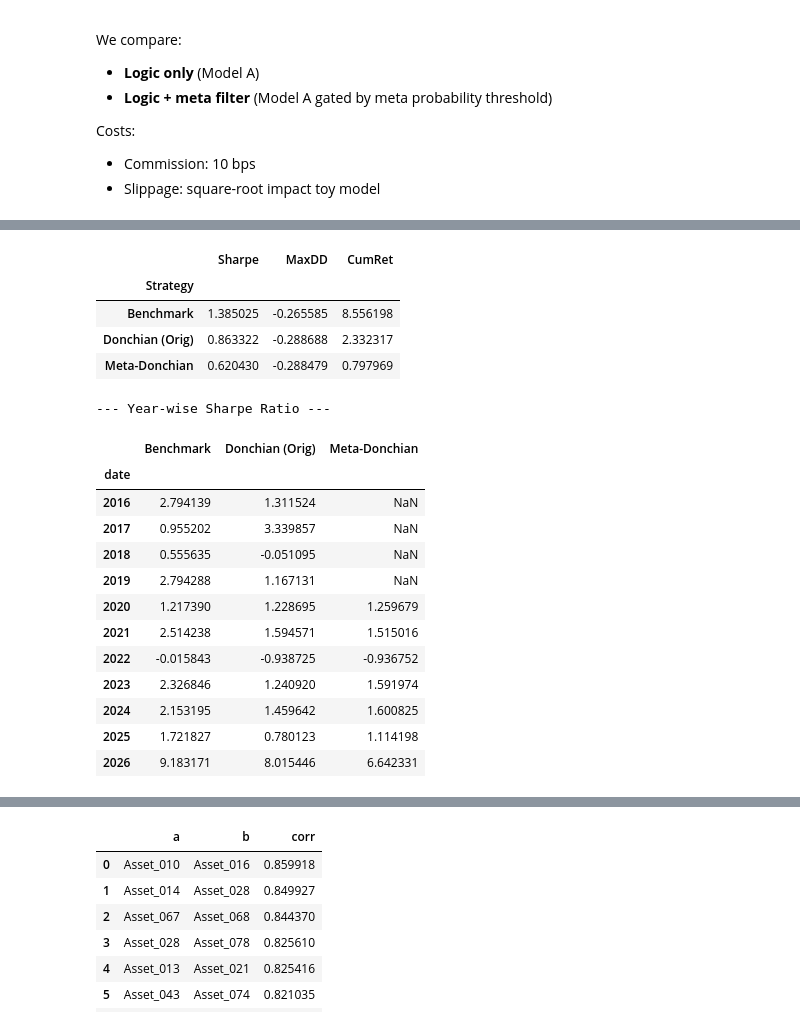
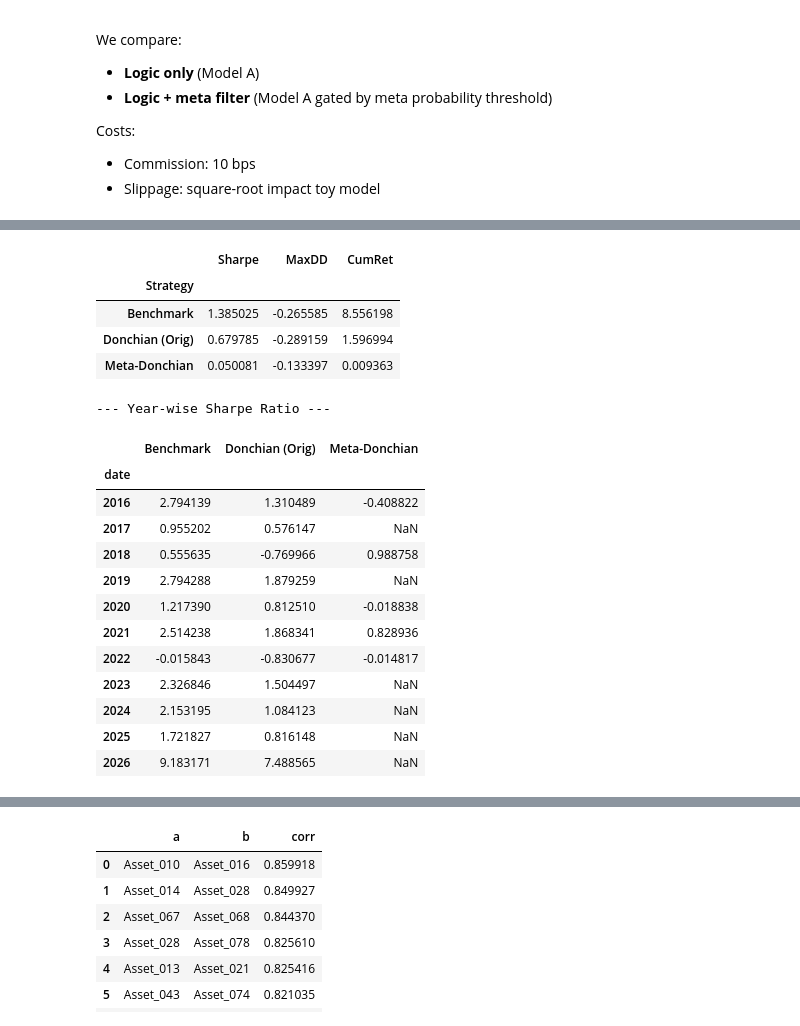
Before and after one commit to zyxro/algorithmic-trading, a Jupyter notebook: notebooks/00_end_to_end_pipeline.ipynb, the cells around one changed output, grey strips where cells are left out. Drawn from its saved outputs; the diff is of its cells as text; code cells hidden in the pictures.

```diff
--- a/notebooks/00_end_to_end_pipeline.ipynb
+++ b/notebooks/00_end_to_end_pipeline.ipynb
@@ -211,11 +211,11 @@ print("Calculating 'Donchian Trend' indicators...")
 # Donchian Channels
 # 20-day High (Entry basis) and 10-day Low (Exit basis)
 # Transform ensures metrics are calculated per-ticker
-df['don_high_20'] = df.groupby('ticker')['high'].transform(lambda x: x.rolling(20).max())
-df['don_low_10']  = df.groupby('ticker')['low'].transform(lambda x: x.rolling(10).min())
+df['don_high_20'] = df.groupby('ticker')['high'].transform(lambda x: x.rolling(10).max())
+df['don_low_10']  = df.groupby('ticker')['low'].transform(lambda x: x.rolling(5).min())
 
 # SMA 100 (Trend Filter)
-df['sma_100'] = df.groupby('ticker')['close'].transform(lambda x: x.rolling(100).mean())
+df['sma_100'] = df.groupby('ticker')['close'].transform(lambda x: x.rolling(30).mean())
 
 df['rsi_14'] = df.groupby('ticker')['close'].transform(lambda x: calc_rsi(x, 14))
 
@@ -226,7 +226,7 @@ df['don_low_10_lag']  = df.groupby('ticker')['don_low_10'].shift(1)
 df['signal'] = 0
 
 # Entry: Close > Yesterday's 20-Day High AND Close > SMA 100
-entry_condition = (df['close'] > df['don_high_20_lag']) & (df['close'] > df['sma_100'])
+entry_condition =  (df['close'] > df['sma_100']) & (df['close'] > df['don_high_20_lag'])
 df.loc[entry_condition, 'signal'] = 1
 
 # Exit: Close < Yesterday's 10-Day Low
@@ -290,10 +290,10 @@ for i in range(21, len(sdf)): # Start after ramp-up
     # --- 2. HANDLE ENTRIES ---
     if pos_type == 0:
         # # Entry Rule: Close > Donchian High (20) AND Close > SMA 100
-        # if (curr_row['close'] > don_breakout_level) and (curr_row['close'] > sma_filter):
-        pos_type = 1
-        entry_px = curr_row['close']
-        entry_idx = i
+        if (curr_row['close'] > don_breakout_level) and (curr_row['close'] > sma_filter):
+            pos_type = 1
+            entry_px = curr_row['close']
+            entry_idx = i
 
 # --- Reporting ---
 trades_df = pd.DataFrame(trades_log)
@@ -595,7 +595,6 @@ def get_frac_diff_features(
                 d_sel = float(d_default)
 
         chosen_ds[gname] = d_sel
-
         out.loc[idx, "frac_diff_close"] = frac_diff_ffd(x_full, d_sel, thresh=thresh).values
         out.loc[idx, "ffd_d_close"] = d_sel
 
@@ -740,27 +739,16 @@ def add_stationary_features(
     out = out.replace([np.inf, -np.inf], np.nan)
 
     feature_cols = [
-        "frac_diff_close",
-        "vol_regime_ratio",
-        "vol_cluster_ratio",
         "vol_of_vol_20",
-        "order_imbalance",
         "market_breadth",
-        "volume_oscillator",
         rsi_col,
-        "log_ret_1d",
         "log_ret_5d",
         "log_ret_10d",
         "log_ret_21d",
         "bb_width",
         "dist_sma50",
         "dist_sma200",
-        "high_low_range",
-        "close_loc",
-        "serial_corr_20",
-        "day_of_week",
         "atr_ratio",
-        "rel_vol",
     ]
     if "bid_ask_spread" in out.columns:
         feature_cols.append("bid_ask_spread")
@@ -1086,11 +1205,11 @@ df["date"] = pd.to_datetime(df["date"])
 df = df.sort_values(["date", "ticker"]).reset_index(drop=True)
 
 # Indicators
-df['_don_high_20'] = df.groupby('ticker')['high'].transform(lambda x: x.shift(1).rolling(20).max())
-df['_don_low_10']  = df.groupby('ticker')['low'].transform(lambda x: x.shift(1).rolling(10).min())
-df['_sma_100'] = df.groupby('ticker')['close'].transform(lambda x: x.rolling(100).mean())
+df['_don_high_20'] = df.groupby('ticker')['high'].transform(lambda x: x.shift(1).rolling(10).max())
+df['_don_low_10']  = df.groupby('ticker')['low'].transform(lambda x: x.shift(1).rolling(5).min())
+df['_sma_100'] = df.groupby('ticker')['close'].transform(lambda x: x.rolling(30).mean())
 
-entry_cond = (df['close'] > df['_don_high_20']) & (df['close'] > df['_sma_100'])
+entry_cond =  (df['close'] > df['_sma_100']) & (df['close'] > df['_don_high_20'])
 exit_cond = (df['close'] < df['_don_low_10'])
 
 def get_continuous_position(group):
@@ -1140,9 +1259,8 @@ if len(candidates) > 0:
         )
     elif global_thr > prob_p90:
         print(f"Warning: Threshold ({global_thr:.4f}) is very high (> P90).")
-
+global_thr=0.77
 META_THR = global_thr
-
 # Filter Entry Condition
 meta_entry_cond = entry_cond & (df["meta_prob"].fillna(0) >= global_thr)
 
@@ -1238,24 +1357,24 @@ Avg Positions Held/Day | Primary: 41.1 | Meta: 16.4
 
 Running Backtests...
 
 --- Final Performance Comparison ---
 |  | Sharpe | MaxDD | CumRet |
 | Strategy |  |  |  |
 | Benchmark | 1.385025 | -0.265585 | 8.556198 |
-| Donchian (Orig) | 0.863322 | -0.288688 | 2.332317 |
-| Meta-Donchian | 0.620430 | -0.288479 | 0.797969 |
+| Donchian (Orig) | 0.679785 | -0.289159 | 1.596994 |
+| Meta-Donchian | 0.050081 | -0.133397 | 0.009363 |
 --- Year-wise Sharpe Ratio ---
 |  | Benchmark | Donchian (Orig) | Meta-Donchian |
 | date |  |  |  |
-| 2016 | 2.794139 | 1.311524 | NaN |
-| 2017 | 0.955202 | 3.339857 | NaN |
-| 2018 | 0.555635 | -0.051095 | NaN |
-| 2019 | 2.794288 | 1.167131 | NaN |
-| 2020 | 1.217390 | 1.228695 | 1.259679 |
-| 2021 | 2.514238 | 1.594571 | 1.515016 |
-| 2022 | -0.015843 | -0.938725 | -0.936752 |
-| 2023 | 2.326846 | 1.240920 | 1.591974 |
-| 2024 | 2.153195 | 1.459642 | 1.600825 |
-| 2025 | 1.721827 | 0.780123 | 1.114198 |
-| 2026 | 9.183171 | 8.015446 | 6.642331 |
+| 2016 | 2.794139 | 1.310489 | -0.408822 |
+| 2017 | 0.955202 | 0.576147 | NaN |
+| 2018 | 0.555635 | -0.769966 | 0.988758 |
+| 2019 | 2.794288 | 1.879259 | NaN |
+| 2020 | 1.217390 | 0.812510 | -0.018838 |
+| 2021 | 2.514238 | 1.868341 | 0.828936 |
+| 2022 | -0.015843 | -0.830677 | -0.014817 |
+| 2023 | 2.326846 | 1.504497 | NaN |
+| 2024 | 2.153195 | 1.084123 | NaN |
+| 2025 | 1.721827 | 0.816148 | NaN |
+| 2026 | 9.183171 | 7.488565 | NaN |
 # %%
```
Also changed, not shown: parts of 19 cells of this notebook, 20 other files.
